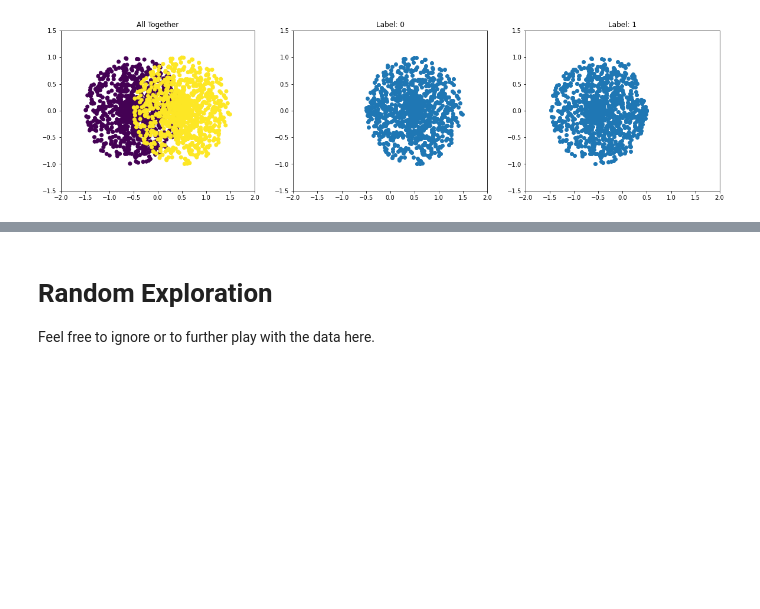
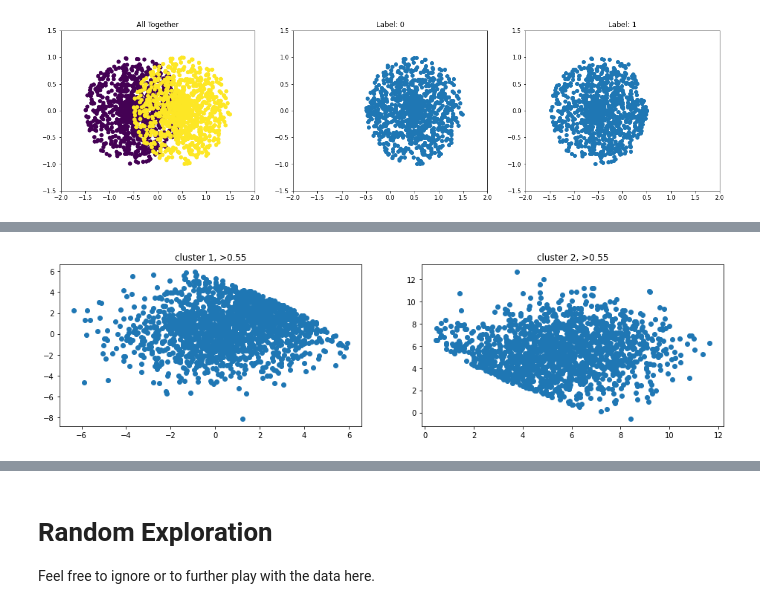
Before and after one commit to anniegao2007/neuron-clustering, a Jupyter notebook: code.ipynb, the cells around one changed output, grey strips where cells are left out. Cells and saved outputs as stored; diff of their text form; code cells hidden in the pictures; blank space fills up the shorter version.

```diff
--- a/code.ipynb
+++ b/code.ipynb
@@ -571,0 +586,10 @@ plot_cluster_results(coords, labels, labels_kmeans, [-2,2,-1.5,1.5])
+# %%
+# plot clusters separately
+plt.figure(figsize=(16,4))
+plt.subplot(121); plt.title('cluster 1, >0.60'); #plt.xlim([-1.5,1.5])
+plt.scatter(coords[weights[:,0]>0.55,0],coords[weights[:,0]>0.55,1])
+plt.subplot(122); plt.title('cluster 2, >0.60'); #plt.xlim([-1.5,1.5])
+plt.scatter(coords[weights[:,1]>0.55,0],coords[weights[:,1]>0.55,1])
+plt.show()
+# %% [output]
+[figure, added]
```
Also changed, not shown: parts of 11 cells of this notebook, 1 other file.
